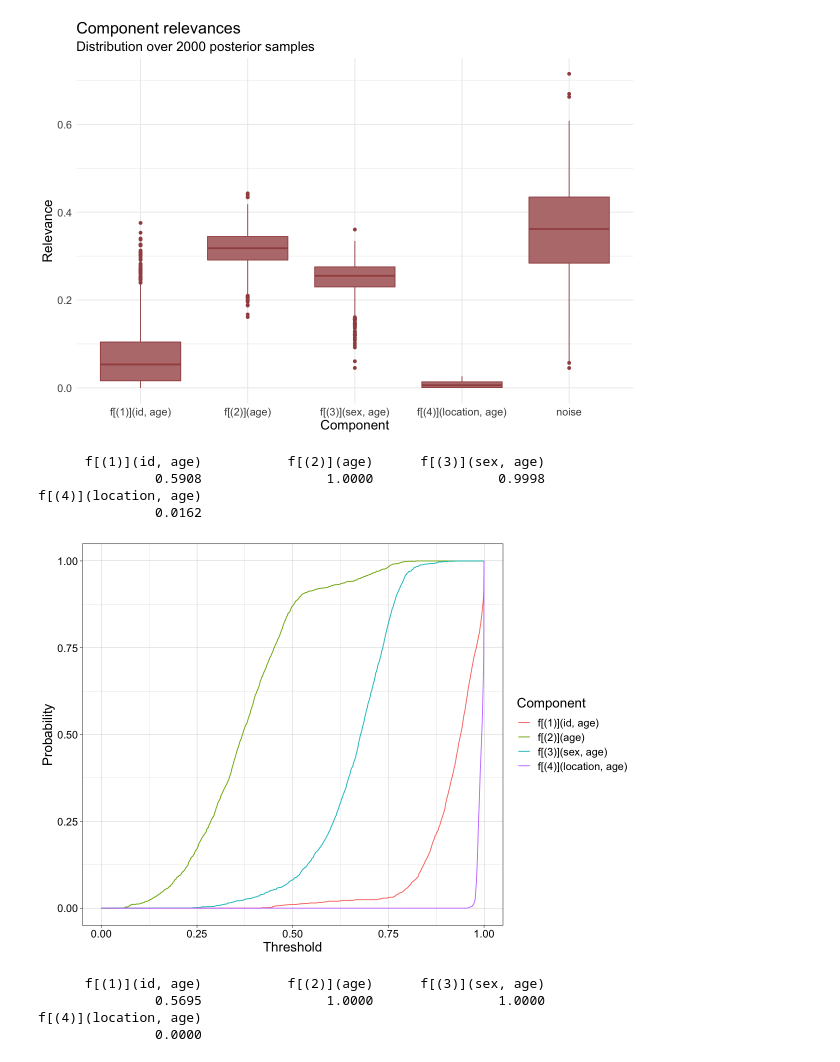
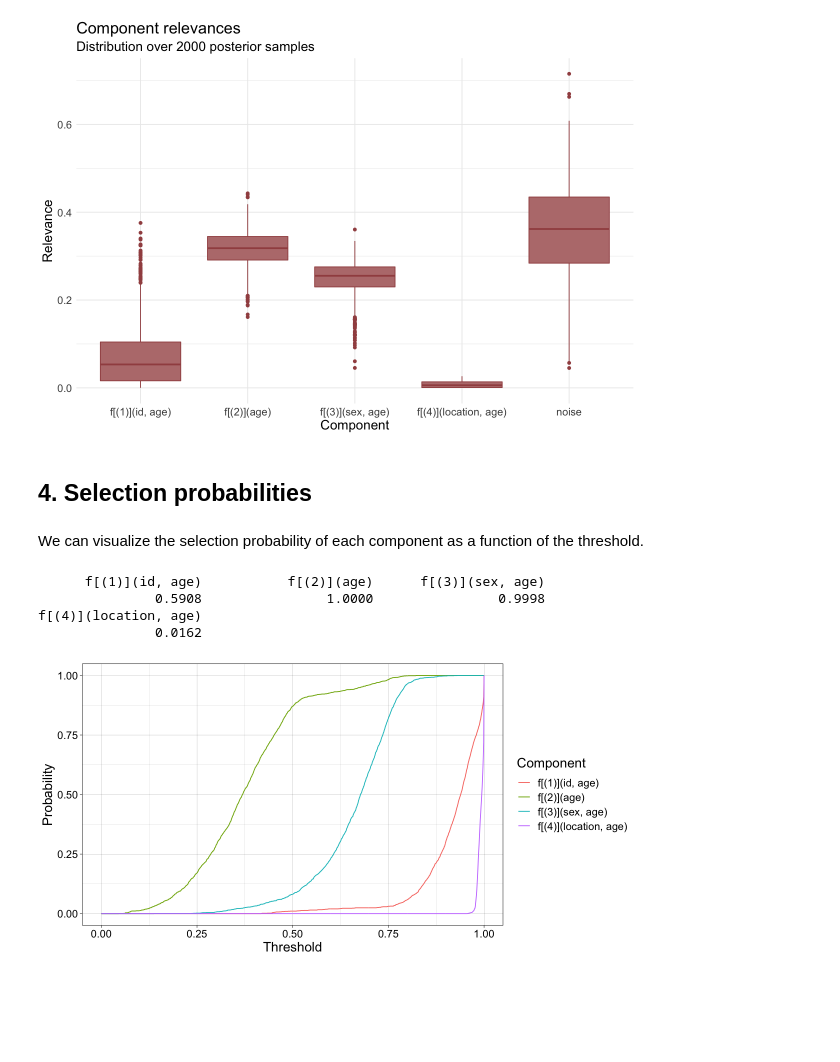
Before and after one commit to jtimonen/lgpr-usage, a Jupyter notebook: notebooks/basic.ipynb, the cells around one changed output. Drawn from its saved outputs; the diff is of its cells as text; code cells hidden in the pictures; blank space fills up the shorter version.

Commit message:
add probabilistic selection to proteomics tutorial

```diff
--- a/notebooks/basic.ipynb
+++ b/notebooks/basic.ipynb
@@ -110,3 +110,5 @@ The component relevances are reported above. As is seen, the location component
 plot(fit) + theme(text=element_text(size=FONT_SIZE))
 # %% [output]
 [figure]
+# %% [markdown]
+## 4. Selection probabilities
@@ -113,18 +117,13 @@ plot(fit) + theme(text=element_text(size=FONT_SIZE))
+# %% [markdown]
+We can visualize the selection probability of each component as a function of the threshold.
 # %%
-sel <- selection_prob(fit, h = 0.001)
-print(round(sel$prob, 4)) # print selection probabilities
+options(repr.plot.width=10, repr.plot.height=5)
+print(round(sel$prob, 4)) # print selection probabilities, computed by weighing thresholds with Beta(100,5)
 plt <- sel$plot + theme(text=element_text(size=FONT_SIZE))
 plt
 # %% [output]
       f[(1)](id, age)           f[(2)](age)      f[(3)](sex, age)
                0.5908                1.0000                0.9998
 f[(4)](location, age)
                0.0162
-[figure, old version]
+[figure, new version]
-# %%
-lgpr:::selection_prob_fixed_threshold(fit, threshold = 0.95)
-# %% [output]
-      f[(1)](id, age)           f[(2)](age)      f[(3)](sex, age)
-               0.5695                1.0000                1.0000
-f[(4)](location, age)
-               0.0000
```
Also changed, not shown: parts of 3 cells of this notebook, 2 other files.
